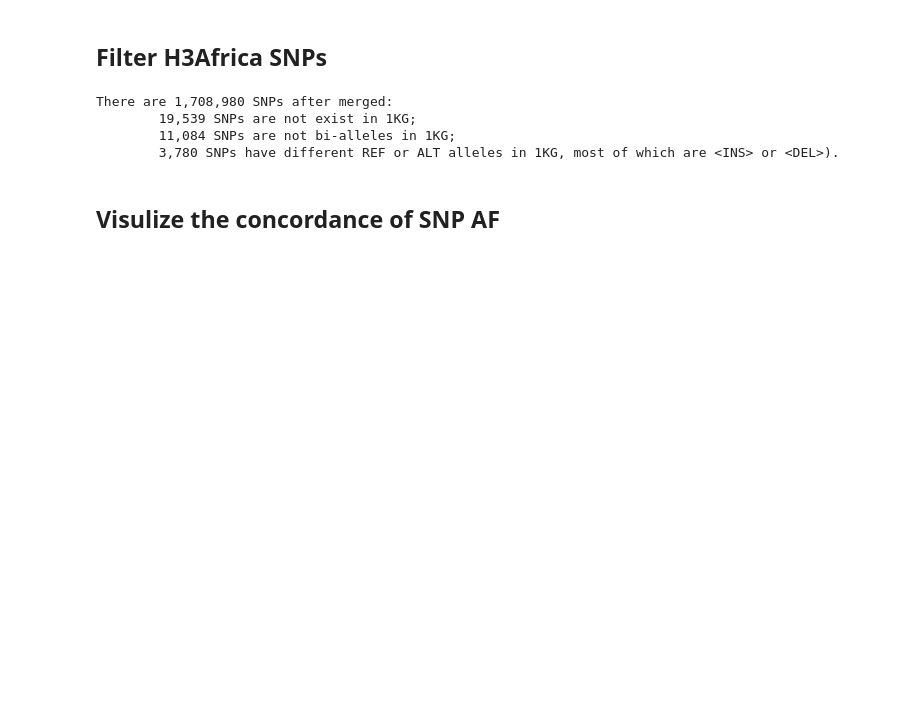
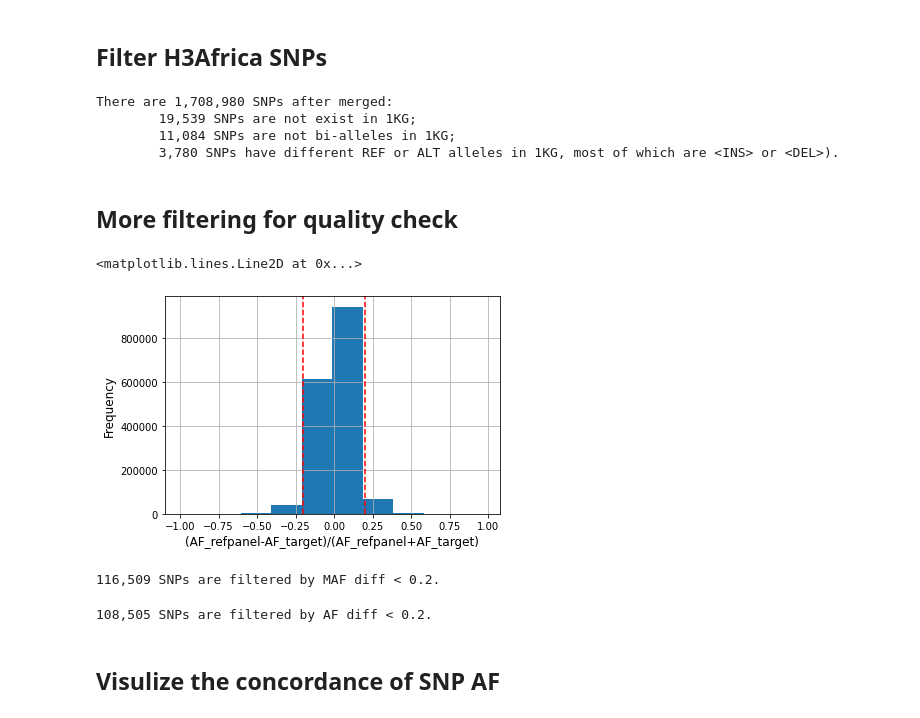
Before and after one commit to yli091230/AWIGEN_TRs, a Jupyter notebook: notebooks/plinkVcf_quality_check/converted_vcf_quality_check.ipynb, the cells around one changed output. Saved outputs shown, nothing was run; the diff lists cells and outputs as text; code cells hidden in the pictures; blank space fills up the shorter version.

```diff
--- a/notebooks/plinkVcf_quality_check/converted_vcf_quality_check.ipynb
+++ b/notebooks/plinkVcf_quality_check/converted_vcf_quality_check.ipynb
@@ -72,6 +72,8 @@ There are 1,708,980 SNPs after merged:
         19,539 SNPs are not exist in 1KG;
         11,084 SNPs are not bi-alleles in 1KG;
         3,780 SNPs have different REF or ALT alleles in 1KG, most of which are <INS> or <DEL>).
+# %% [markdown]
+## More filtering for quality check
 # %%
 ambiguous_alleles = ((merged_filter_final.REF=="T") & (merged_filter_final.ALT=="A")) | ((merged_filter_final.REF=="C") & (merged_filter_final.ALT=="AG"))
 merged_filter_final = merged_filter_final.merge(missing_df,on=["CHROM","POS"])
@@ -78,2 +87,21 @@ merged_filter_final = merged_filter_final.merge(missing_df,on=["CHROM","POS"])
+# %%
+((merged_filter_final.AF_1kg_AFR-merged_filter_final.AF_h3_AFR)/(merged_filter_final.AF_1kg_AFR+merged_filter_final.AF_h3_AFR)).hist()
+plt.ylabel("Frequency", fontsize=12)
+plt.xlabel("(AF_refpanel-AF_target)/(AF_refpanel+AF_target)",fontsize=12)
+plt.axvline(x=0.2, color='red', linestyle="--")
+plt.axvline(x=-0.2, color='red', linestyle="--")
+# %% [output]
+<matplotlib.lines.Line2D at 0x...>
+[figure, added]
+# %%
+maf_diff_filter = ((merged_filter_final.MAF_1kg_AFR-merged_filter_final.MAF_h3_AFR)/(merged_filter_final.MAF_1kg_AFR+merged_filter_final.MAF_h3_AFR)).abs()<0.2
+print(f"{len(merged_filter_final)-maf_diff_filter.sum():,} SNPs are filtered by MAF diff < 0.2.")
+# %% [output]
+116,509 SNPs are filtered by MAF diff < 0.2.
+# %%
+af_diff_filter = ((merged_filter_final.AF_1kg_AFR-merged_filter_final.AF_h3_AFR)/((merged_filter_final.AF_1kg_AFR+merged_filter_final.AF_h3_AFR))).abs()<0.2
+print(f"{len(merged_filter_final)-af_diff_filter.sum():,} SNPs are filtered by AF diff < 0.2.")
+# %% [output]
+108,505 SNPs are filtered by AF diff < 0.2.
 # %% [markdown]
 ## Visulize the concordance of SNP AF
```
Also changed, not shown: parts of 7 cells of this notebook, 5 other files.
